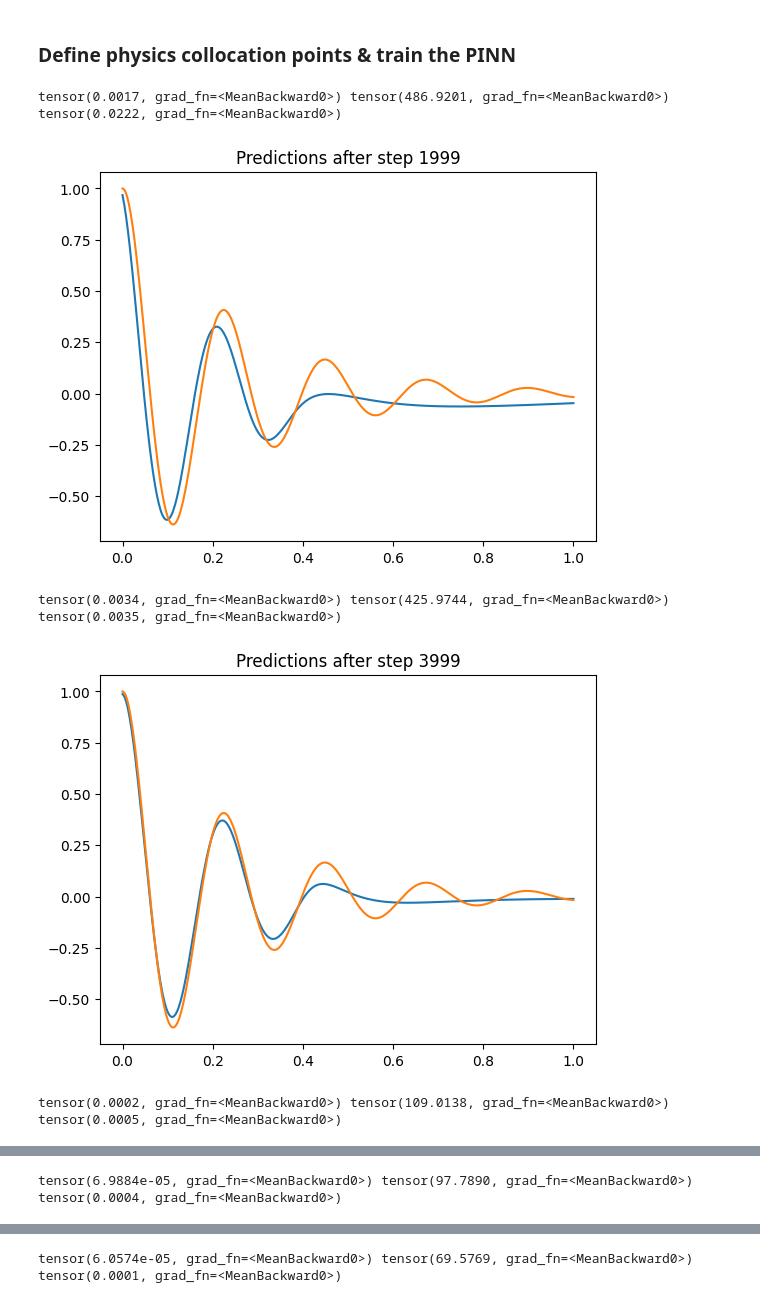
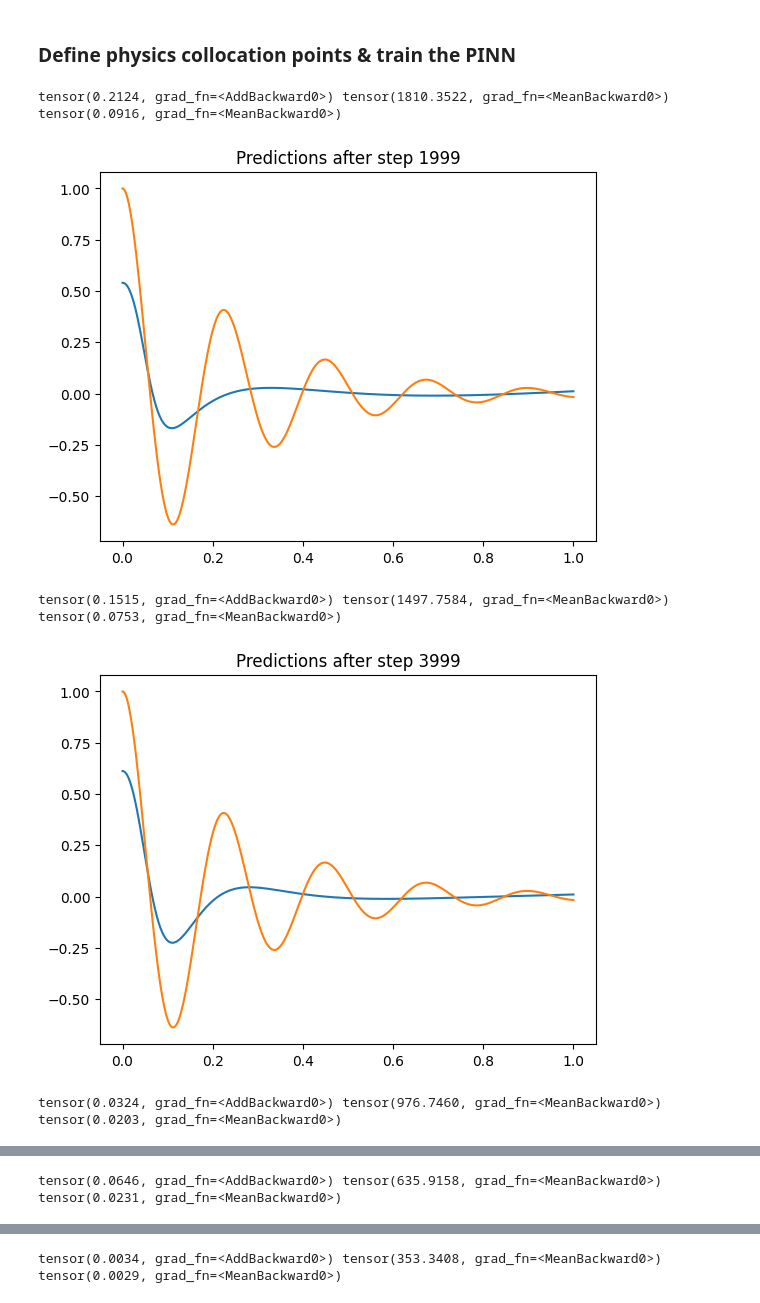
Before and after one commit to ahallback/DTU-PINN-project, a Jupyter notebook: Damped_Harmonic_Oscillator_PyTorch ahal.ipynb, the cells around one changed output, grey strips where cells are left out. Saved outputs shown, nothing was run; the diff lists cells and outputs as text; code cells hidden in the pictures.

```diff
--- a/Damped_Harmonic_Oscillator_PyTorch ahal.ipynb
+++ b/Damped_Harmonic_Oscillator_PyTorch ahal.ipynb
@@ -223,37 +223,37 @@ for i in range(200000):
   residual = dx2 + mu * dx + k * physics_pred_y
 
   physics_loss = torch.mean(residual**2)
 
   # boundary conditions loss
   t_boundary = torch.zeros(1, requires_grad=True) # torch.tensor([0])
   x_boundary = torch.ones(1, requires_grad=True) #torch.tensor([1])
   # dx_boundary = torch.zeros(1, requires_grad=True) #torch.tensor([0])
   x0_predicted = model(t_boundary)
   dx_predicted = torch.autograd.grad(x0_predicted, t_boundary, torch.ones_like(t_boundary), create_graph=True)[0]
   residual_x0 = x0_predicted - x_boundary
-  # residual_dx = dx_predicted
-  boundary_loss = torch.mean(residual_x0 ** 2) #+ torch.mean(residual_dx ** 2)
+  residual_dx = dx_predicted
+  boundary_loss = torch.mean(residual_x0 ** 2) + torch.mean(residual_dx ** 2)
 
   # boundary_conditions_loss =
 
   loss = boundary_loss + (1e-4) * physics_loss #+ data_loss #data_loss + (1e-6)*physics_loss
   loss.backward()
   optimizer2.step()
   scheduler.step()
 
   if (i+1) % 2000 == 0:
     detached_t = physics_xs.detach()
     print(boundary_loss, physics_loss, data_loss)
     pred_ys = model(x).detach()
     plt.plot(x, pred_ys)
     plt.plot(x, y)
     # plt.scatter(detached_t, torch.zeros_like(detached_t))
     #plt.scatter(short_input_time, short_output_displacement)
     plt.title('Predictions after step '+str(i))
     plt.show()
 # %% [output]
-tensor(0.0017, grad_fn=<MeanBackward0>) tensor(486.9201, grad_fn=<MeanBackward0>) tensor(0.0222, grad_fn=<MeanBackward0>)
+tensor(0.2124, grad_fn=<AddBackward0>) tensor(1810.3522, grad_fn=<MeanBackward0>) tensor(0.0916, grad_fn=<MeanBackward0>)
-[figure, old version]
+[figure, new version]
-tensor(0.0034, grad_fn=<MeanBackward0>) tensor(425.9744, grad_fn=<MeanBackward0>) tensor(0.0035, grad_fn=<MeanBackward0>)
+tensor(0.1515, grad_fn=<AddBackward0>) tensor(1497.7584, grad_fn=<MeanBackward0>) tensor(0.0753, grad_fn=<MeanBackward0>)
-[figure, old version]
+[figure, new version]
-tensor(0.0002, grad_fn=<MeanBackward0>) tensor(109.0138, grad_fn=<MeanBackward0>) tensor(0.0005, grad_fn=<MeanBackward0>)
+tensor(0.0324, grad_fn=<AddBackward0>) tensor(976.7460, grad_fn=<MeanBackward0>) tensor(0.0203, grad_fn=<MeanBackward0>)
@@ -261 +261 @@ tensor(0.0002, grad_fn=<MeanBackward0>) tensor(109.0138, grad_fn=<MeanBackward0>
-tensor(6.9884e-05, grad_fn=<MeanBackward0>) tensor(97.7890, grad_fn=<MeanBackward0>) tensor(0.0004, grad_fn=<MeanBackward0>)
+tensor(0.0646, grad_fn=<AddBackward0>) tensor(635.9158, grad_fn=<MeanBackward0>) tensor(0.0231, grad_fn=<MeanBackward0>)
@@ -263 +263 @@ tensor(6.9884e-05, grad_fn=<MeanBackward0>) tensor(97.7890, grad_fn=<MeanBackwar
-tensor(6.0574e-05, grad_fn=<MeanBackward0>) tensor(69.5769, grad_fn=<MeanBackward0>) tensor(0.0001, grad_fn=<MeanBackward0>)
+tensor(0.0034, grad_fn=<AddBackward0>) tensor(353.3408, grad_fn=<MeanBackward0>) tensor(0.0029, grad_fn=<MeanBackward0>)
```
Also changed, not shown: parts of 1 cell of this notebook.
